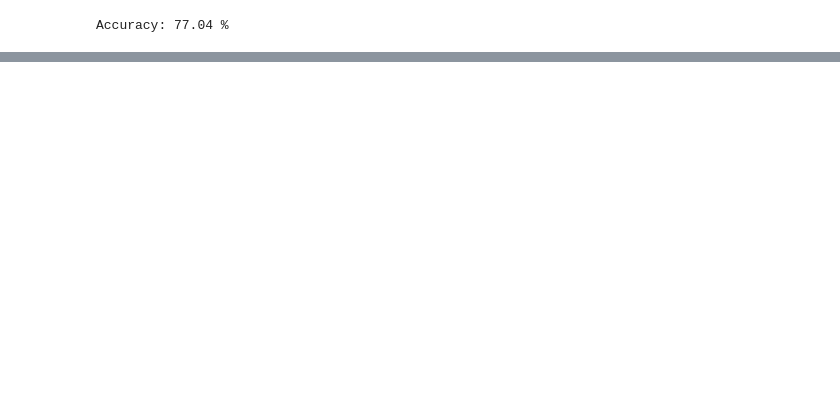
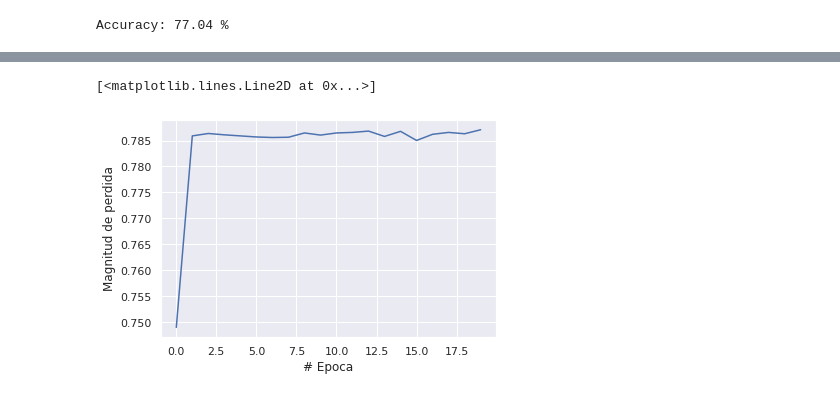
Before and after one commit to davidfeliu/LOL-SOLO-Q-Ranked-Games-Predictor, a Jupyter notebook: notebooks/Main.ipynb, the cells around one changed output, grey strips where cells are left out. Cells and saved outputs as stored; diff of their text form; code cells hidden in the pictures; blank space fills up the shorter version.

```diff
--- a/notebooks/Main.ipynb
+++ b/notebooks/Main.ipynb
@@ -259,0 +270,8 @@ Accuracy: 76.09 %
+# %%
+modelo = tf.keras.Sequential()
+modelo.add(Dense(9,input_shape=(9,),activation='relu'))
+modelo.add(Dense(1,activation='sigmoid'))
+# %%
+modelo.compile(loss='binary_crossentropy', optimizer='adam', metrics=['accuracy']  )
+# %%
+historial = modelo.fit(X_train,y_train,epochs=20)
@@ -259,0 +296,8 @@ Accuracy: 76.09 %
+# %%
+import matplotlib.pyplot as plt
+plt.xlabel("# Epoca")
+plt.ylabel("Magnitud de perdida")
+plt.plot(historial.history["accuracy"])
+# %% [output]
+[<matplotlib.lines.Line2D at 0x...>]
+[figure, added]
```
Also changed, not shown: parts of 18 cells of this notebook.
